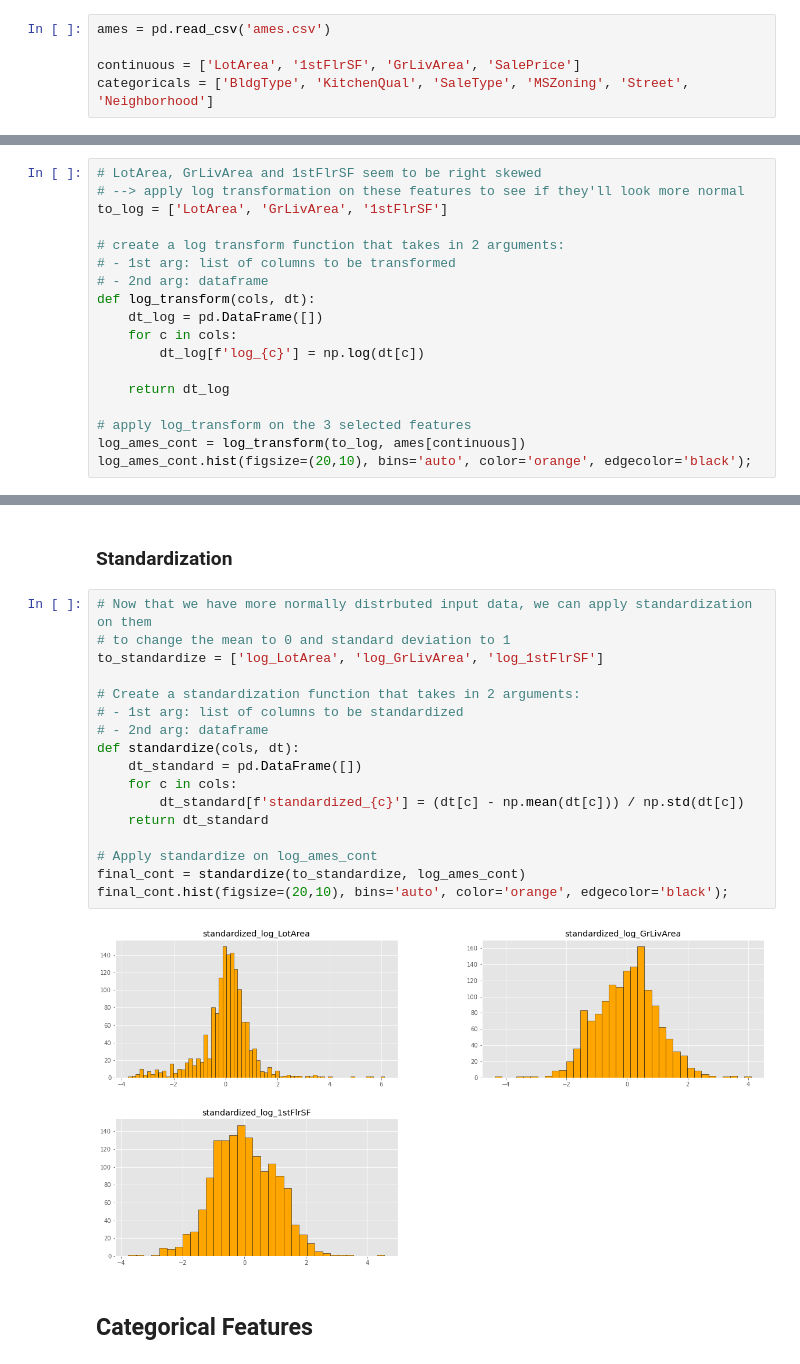
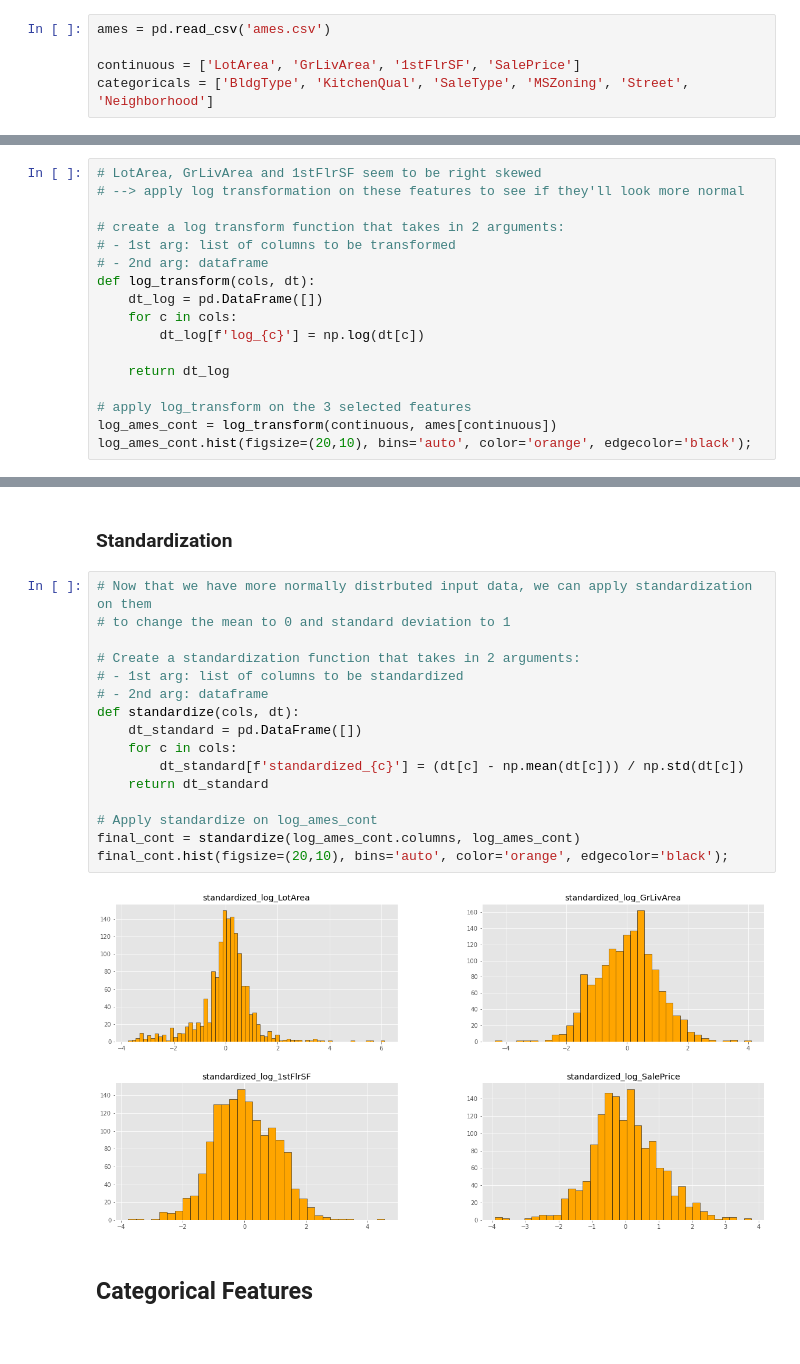
Before and after one commit to chibui191/dsc-multiple-linear-regression-statsmodels-lab, a Jupyter notebook: index.ipynb, the cells around one changed output, grey strips where cells are left out. Drawn from its saved outputs; the diff is of its cells as text.

```diff
--- a/index.ipynb
+++ b/index.ipynb
@@ -29,7 +29,7 @@ plt.style.use('ggplot')
 # %%
 ames = pd.read_csv('ames.csv')
 
-continuous = ['LotArea', '1stFlrSF', 'GrLivArea', 'SalePrice']
+continuous = ['LotArea', 'GrLivArea', '1stFlrSF', 'SalePrice']
 categoricals = ['BldgType', 'KitchenQual', 'SaleType', 'MSZoning', 'Street', 'Neighborhood']
 # %% [markdown]
 ## Continuous Features
@@ -43,7 +43,6 @@ ames[continuous].hist(figsize=(20,10), bins='auto', color='orange', edgecolor='b
 # %%
 # LotArea, GrLivArea and 1stFlrSF seem to be right skewed
 # --> apply log transformation on these features to see if they'll look more normal
-to_log = ['LotArea', 'GrLivArea', '1stFlrSF']
 
 # create a log transform function that takes in 2 arguments:
 # - 1st arg: list of columns to be transformed
@@ -56,6 +55,6 @@ def log_transform(cols, dt):
     return dt_log
 
 # apply log_transform on the 3 selected features
-log_ames_cont = log_transform(to_log, ames[continuous])
+log_ames_cont = log_transform(continuous, ames[continuous])
 log_ames_cont.hist(figsize=(20,10), bins='auto', color='orange', edgecolor='black');
 # %% [output]
@@ -67,22 +66,21 @@ log_ames_cont.hist(figsize=(20,10), bins='auto', color='orange', edgecolor='blac
 # %%
 # Now that we have more normally distrbuted input data, we can apply standardization on them
 # to change the mean to 0 and standard deviation to 1
-to_standardize = ['log_LotArea', 'log_GrLivArea', 'log_1stFlrSF']
 
 # Create a standardization function that takes in 2 arguments:
 # - 1st arg: list of columns to be standardized
 # - 2nd arg: dataframe
 def standardize(cols, dt):
     dt_standard = pd.DataFrame([])
     for c in cols:
         dt_standard[f'standardized_{c}'] = (dt[c] - np.mean(dt[c])) / np.std(dt[c])
     return dt_standard
 
 # Apply standardize on log_ames_cont
-final_cont = standardize(to_standardize, log_ames_cont)
+final_cont = standardize(log_ames_cont.columns, log_ames_cont)
 final_cont.hist(figsize=(20,10), bins='auto', color='orange', edgecolor='black');
 # %% [output]
-[figure, old version]
+[figure, new version]
 # %% [markdown]
 ## Categorical Features
 # %%
```
Also changed, not shown: parts of 21 cells of this notebook.
